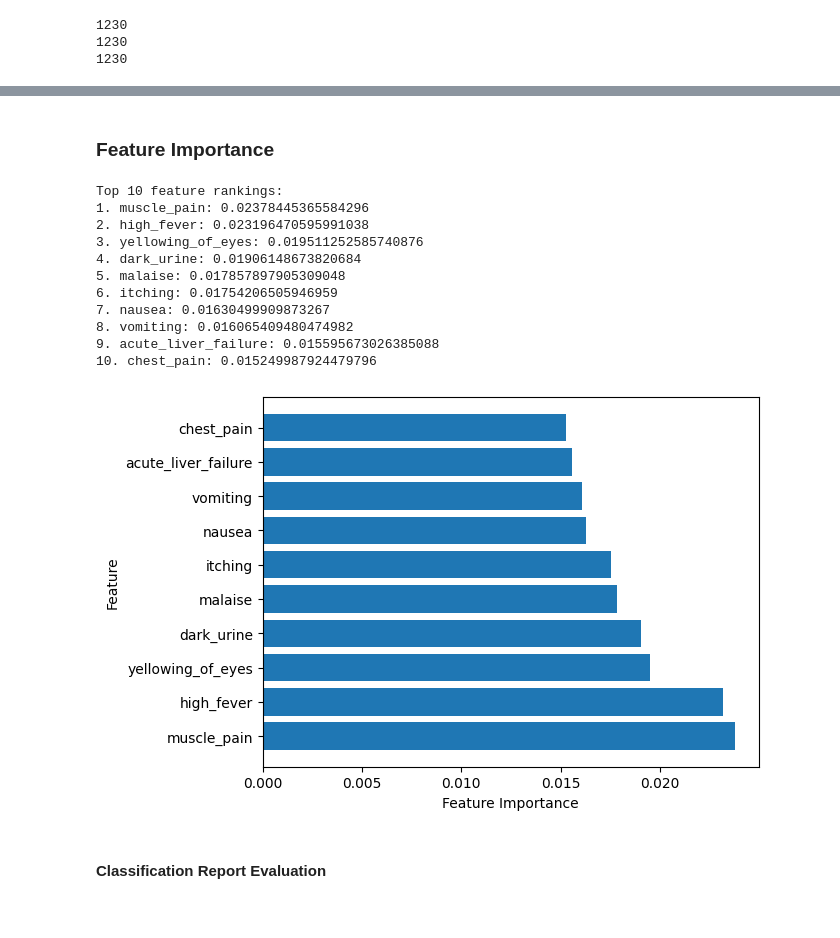
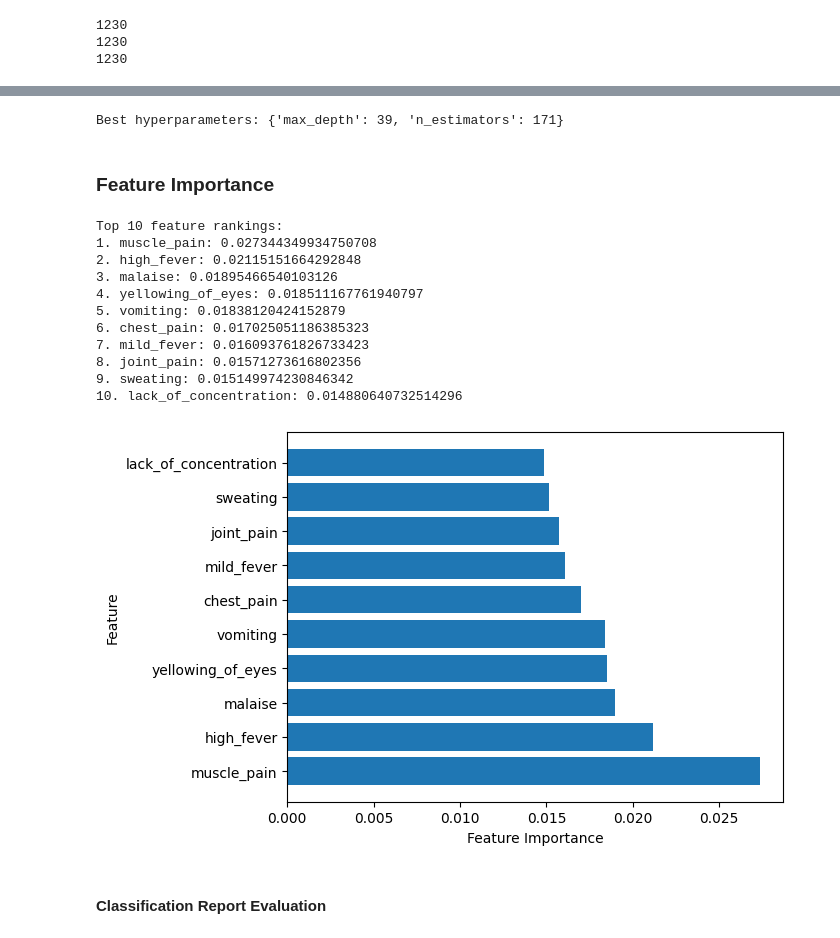
Before and after one commit to ssunsonic/Disease-Prediction, a Jupyter notebook: model.ipynb, the cells around one changed output, grey strips where cells are left out. Saved outputs shown, nothing was run; the diff lists cells and outputs as text; code cells hidden in the pictures.

```diff
--- a/model.ipynb
+++ b/model.ipynb
@@ -275,0 +314,26 @@ print(len(rf3_predictions))
+# %%
+from scipy.stats import randint
+from sklearn.model_selection import RandomizedSearchCV
+
+param_dist = {'n_estimators': randint(50,200),
+              'max_depth': randint(1,50)}
+
+# rf = RandomForestClassifier(max_features = len(X_train.columns), random_state = 0)
+# rf.fit(X_train, y_train)
+
+# # m=p/2
+# rf2 = RandomForestClassifier(max_features = int(len(X_train.columns) / 2), random_state = 1)
+# rf2.fit(X_train, y_train)
+
+# # m=sqrt(p)
+# rf3 = RandomForestClassifier(max_features = int(round(np.sqrt(len(X_train.columns)), 0)), random_state = 2)
+# rf3.fit(X_train, y_train)
+
+# Use random search to find the best hyperparameters
+rand_search = RandomizedSearchCV(rf,
+                                 param_distributions = param_dist,
+                                 n_iter=5,
+                                 cv=5)
+
+# Fit the random search object to the data
+rand_search.fit(X_train, y_train)
@@ -275,0 +359,8 @@ print(len(rf3_predictions))
+# %%
+rand_search2 = RandomizedSearchCV(rf2,
+                                 param_distributions = param_dist,
+                                 n_iter=5,
+                                 cv=5)
+
+# Fit the random search object to the data
+rand_search2.fit(X_train, y_train)
@@ -275,0 +384,8 @@ print(len(rf3_predictions))
+# %%
+rand_search3 = RandomizedSearchCV(rf3,
+                                 param_distributions = param_dist,
+                                 n_iter=5,
+                                 cv=5)
+
+# Fit the random search object to the data
+rand_search3.fit(X_train, y_train)
@@ -276,40 +399,48 @@ print(len(rf3_predictions))
+# %%
+# Create a variable for the best model
+best_rf3 = rand_search3.best_estimator_
+
+# Print the best hyperparameters
+print('Best hyperparameters:',  rand_search3.best_params_)
+# %% [output]
+Best hyperparameters: {'max_depth': 39, 'n_estimators': 171}
 # %% [markdown]
 ### Feature Importance
 # %%
 # Get feature importances from the trained model
-importances = rf.feature_importances_
+importances = rf3.feature_importances_
 
 # Sort the feature importances in descending order
 indices = np.argsort(importances)[::-1]
 
 # Select the top 10 features
 num_features = 10
 top_indices = indices[:num_features]
 top_importances = importances[top_indices]
 
 # Print the top 10 feature rankings
 print("Top 10 feature rankings:")
 for f in range(num_features):  # Use num_features instead of 10
     print(f"{f+1}. {X_train.columns[indices[f]]}: {importances[indices[f]]}")
 # Plot the top 10 feature importances in a horizontal bar chart
 plt.barh(range(num_features), top_importances, align="center")
 plt.yticks(range(num_features), X_train.columns[top_indices])
 plt.xlabel("Feature Importance")
 plt.ylabel("Feature")
 plt.show()
 # %% [output]
 Top 10 feature rankings:
-1. muscle_pain: 0.02378445365584296
-2. high_fever: 0.023196470595991038
-3. yellowing_of_eyes: 0.019511252585740876
-4. dark_urine: 0.01906148673820684
-5. malaise: 0.017857897905309048
-6. itching: 0.01754206505946959
-7. nausea: 0.01630499909873267
-8. vomiting: 0.016065409480474982
-9. acute_liver_failure: 0.015595673026385088
-10. chest_pain: 0.015249987924479796
+1. muscle_pain: 0.027344349934750708
+2. high_fever: 0.02115151664292848
+3. malaise: 0.01895466540103126
+4. yellowing_of_eyes: 0.018511167761940797
+5. vomiting: 0.01838120424152879
+6. chest_pain: 0.017025051186385323
+7. mild_fever: 0.016093761826733423
+8. joint_pain: 0.01571273616802356
+9. sweating: 0.015149974230846342
+10. lack_of_concentration: 0.014880640732514296
-[figure, old version]
+[figure, new version]
 # %% [markdown]
 #### Classification Report Evaluation
 # %%
```
Also changed, not shown: parts of 27 cells of this notebook.
